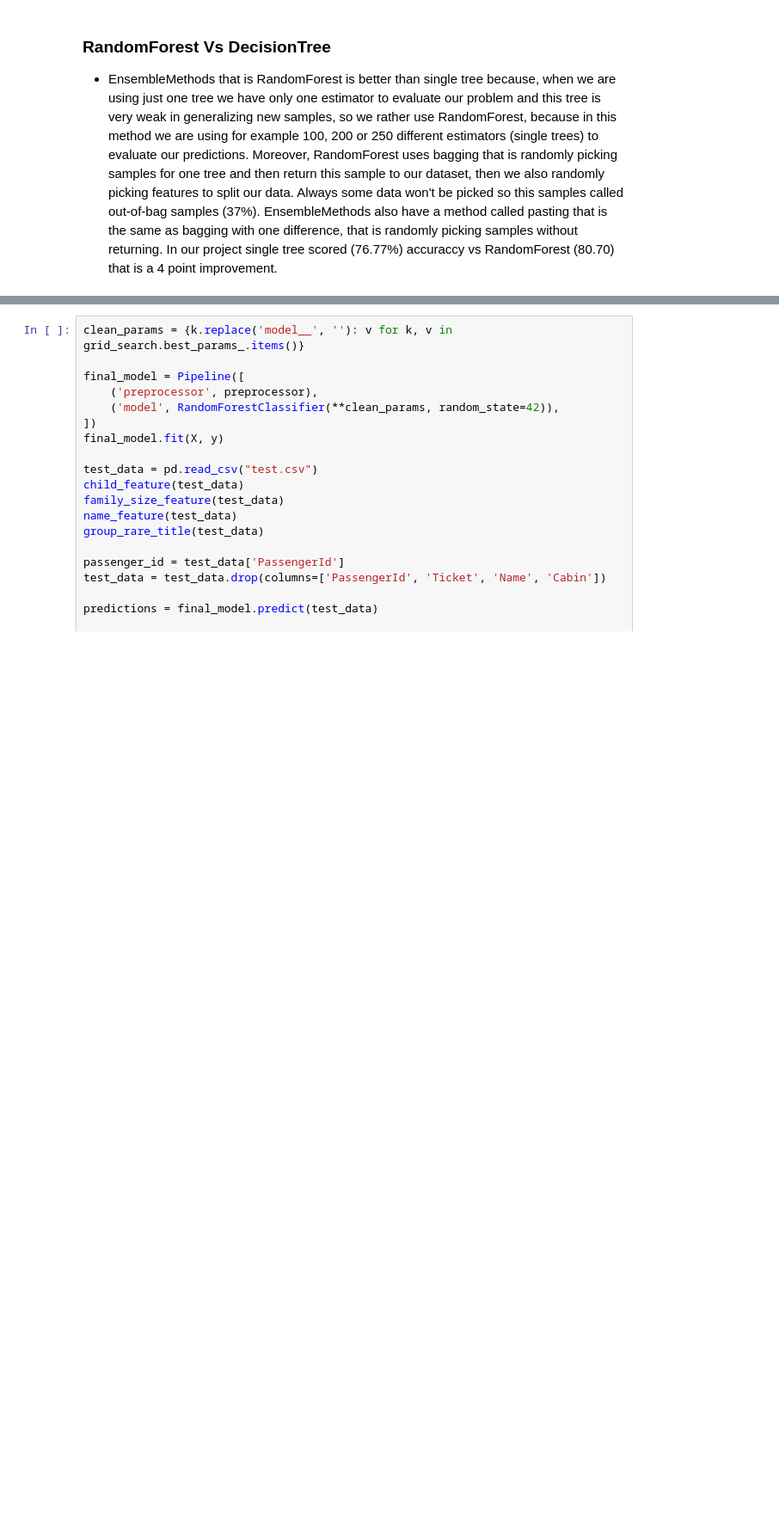
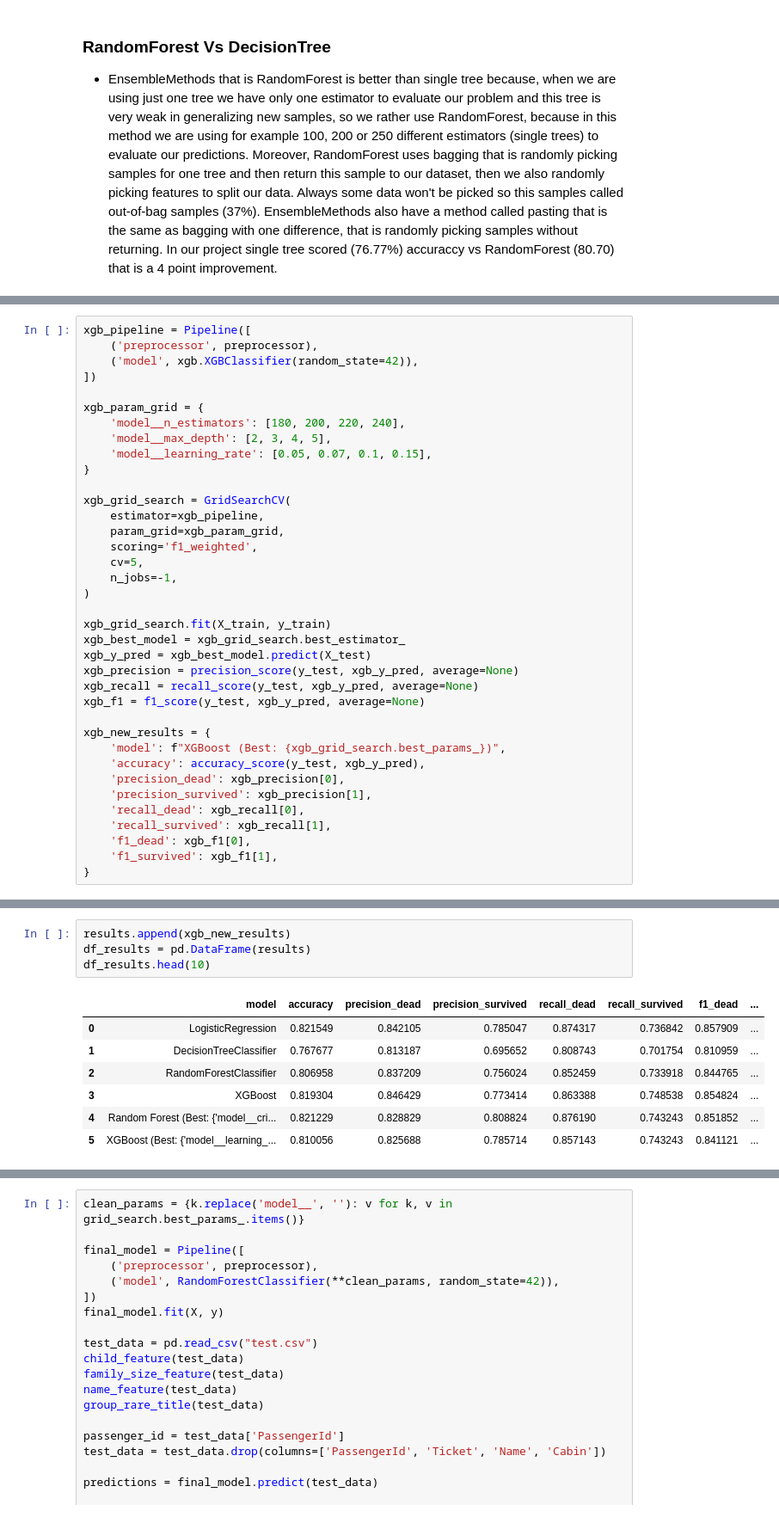
Before and after one commit to xJacoob/MachineLearning, a Jupyter notebook: Titanic/titanic_model.ipynb, the cells around one changed output, grey strips where cells are left out. Shown at 86% size. Saved outputs shown, nothing was run; the diff lists cells and outputs as text; blank space fills up the shorter version.

```diff
--- a/Titanic/titanic_model.ipynb
+++ b/Titanic/titanic_model.ipynb
@@ -221,0 +227,37 @@ print(f1_score(y_test, y_pred, average='weighted'))
+# %%
+xgb_pipeline = Pipeline([
+    ('preprocessor', preprocessor),
+    ('model', xgb.XGBClassifier(random_state=42)),
+])
+
+xgb_param_grid = {
+    'model__n_estimators': [180, 200, 220, 240],
+    'model__max_depth': [2, 3, 4, 5],
+    'model__learning_rate': [0.05, 0.07, 0.1, 0.15],
+}
+
+xgb_grid_search = GridSearchCV(
+    estimator=xgb_pipeline,
+    param_grid=xgb_param_grid,
+    scoring='f1_weighted',
+    cv=5,
+    n_jobs=-1,
+)
+
+xgb_grid_search.fit(X_train, y_train)
+xgb_best_model = xgb_grid_search.best_estimator_
+xgb_y_pred = xgb_best_model.predict(X_test)
+xgb_precision = precision_score(y_test, xgb_y_pred, average=None)
+xgb_recall = recall_score(y_test, xgb_y_pred, average=None)
+xgb_f1 = f1_score(y_test, xgb_y_pred, average=None)
+
+xgb_new_results = {
+    'model': f"XGBoost (Best: {xgb_grid_search.best_params_})",
+    'accuracy': accuracy_score(y_test, xgb_y_pred),
+    'precision_dead': xgb_precision[0],
+    'precision_survived': xgb_precision[1],
+    'recall_dead': xgb_recall[0],
+    'recall_survived': xgb_recall[1],
+    'f1_dead': xgb_f1[0],
+    'f1_survived': xgb_f1[1],
+}
@@ -221,0 +270,12 @@ print(f1_score(y_test, y_pred, average='weighted'))
+# %%
+results.append(xgb_new_results)
+df_results = pd.DataFrame(results)
+df_results.head(10)
+# %% [output]
+|  | model | accuracy | precision_dead | precision_survived | recall_dead | recall_survived | f1_dead | ... |
+| 0 | LogisticRegression | 0.821549 | 0.842105 | 0.785047 | 0.874317 | 0.736842 | 0.857909 | ... |
+| 1 | DecisionTreeClassifier | 0.767677 | 0.813187 | 0.695652 | 0.808743 | 0.701754 | 0.810959 | ... |
+| 2 | RandomForestClassifier | 0.806958 | 0.837209 | 0.756024 | 0.852459 | 0.733918 | 0.844765 | ... |
+| 3 | XGBoost | 0.819304 | 0.846429 | 0.773414 | 0.863388 | 0.748538 | 0.854824 | ... |
+| 4 | Random Forest (Best: {'model__cri... | 0.821229 | 0.828829 | 0.808824 | 0.876190 | 0.743243 | 0.851852 | ... |
+| 5 | XGBoost (Best: {'model__learning_... | 0.810056 | 0.825688 | 0.785714 | 0.857143 | 0.743243 | 0.841121 | ... |
```
Also changed, not shown: parts of 11 cells of this notebook.
